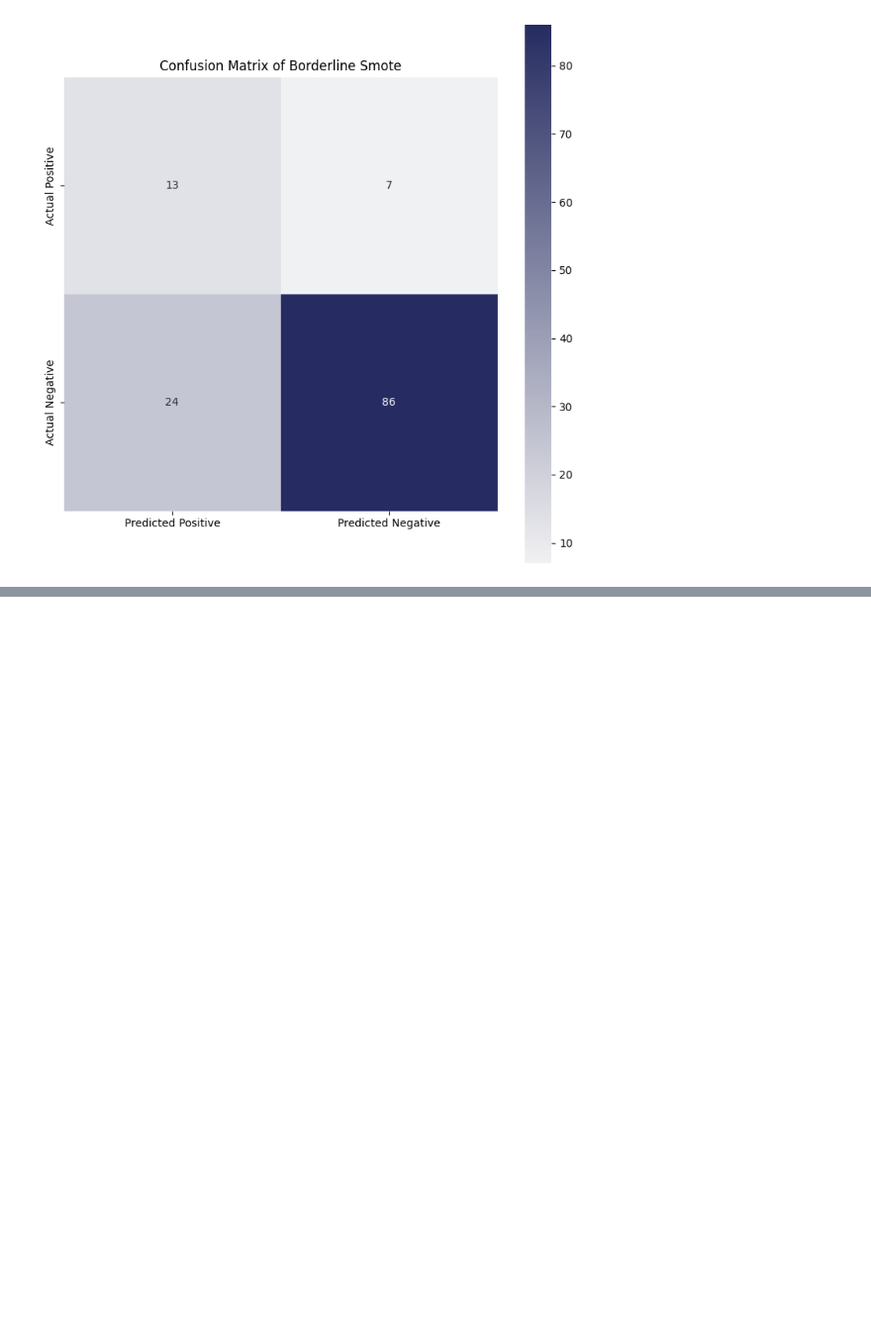
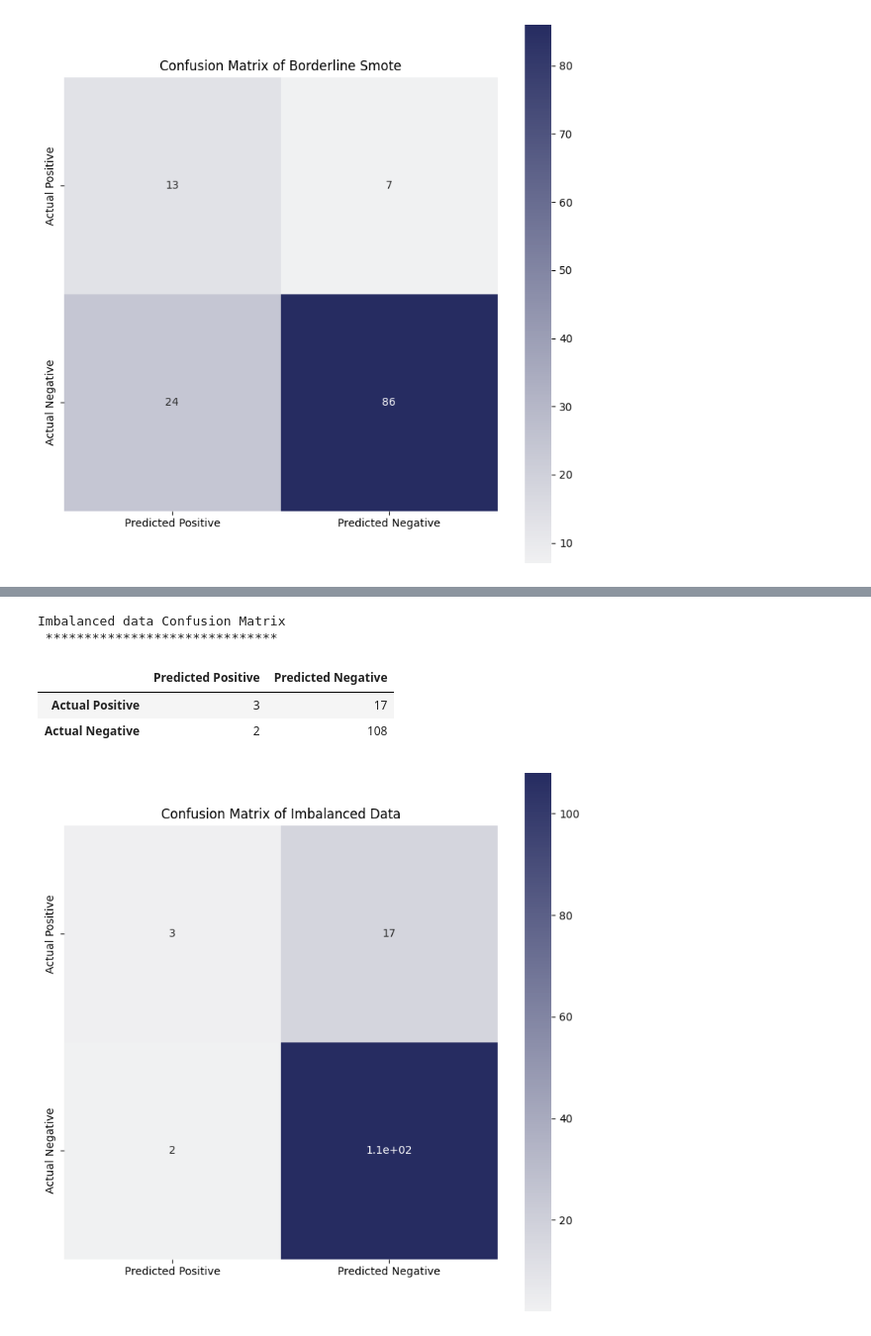
Before and after one commit to AdiBoye/machine_learning_capstone_project, a Jupyter notebook: src/Machine_Learning_Group.ipynb, the cells around one changed output, grey strips where cells are left out. Shown at 99% size. Cells and saved outputs as stored; diff of their text form; code cells hidden in the pictures; blank space fills up the shorter version.

```diff
--- a/src/Machine_Learning_Group.ipynb
+++ b/src/Machine_Learning_Group.ipynb
@@ -1137,0 +1171,28 @@ Borderline Confusion Matrix
+# %%
+print("="*40)
+print("Fitting Data to Models")
+print("="*40)
+
+#Imbalanced data
+print('Training Model on imbalanced dataset')
+model.fit(X_train_processed, y_train)
+imbalanced_data_predictions = model.predict(X_test_processed)
+imbalanced_roc = get_roc(model, x_test_processed, y_test)
+
+#SMOTE Oversmapling
+print('Training Model on dataset balanced with SMOTE')
+model.fit(X_train_smote, y_train_smote)
+smote_predictions = model.predict(X_test_processed)
+smote_roc = get_roc(model, x_test_processed, y_test)
+
+#ADASYN Oversampling
+print('Training Model on dataset balanced with SMOTE')
+model.fit(x_train_adasyn, y_train_adasyn)
+adasyn_predictions = model.predict(X_test_processed)
+adasyn_roc = get_roc(model, x_test_processed, y_test)
+
+#Bordeline_Smote Oversampling
+print('Training Model on dataset balanced with Borderline-SMOTE')
+model.fit(x_train_borderline, y_train_borderline)
+borderline_smote_predictions = model.predict(X_test_processed)
+borderline_roc = get_roc(model, x_test_processed, y_test)
@@ -1137,0 +1294,22 @@ Borderline Confusion Matrix
+# %%
+#Get Confusion Matrix
+imbalanced_confusion_matrix = get_confusion_matrix(y_test, imbalanced_data_predictions)
+smote_confusion_matrix = get_confusion_matrix(y_test, smote_predictions)
+adasyn_confusion_matrix = get_confusion_matrix(y_test, adasyn_predictions)
+borderline_confusion_matrix = get_confusion_matrix(y_test, borderline_smote_predictions)
+
+#Display matrix
+print("Imbalanced data Confusion Matrix \n " + "*" *30)
+display(imbalanced_confusion_matrix)
+
+fig, ax = plt.subplots(figsize=(9,9))
+sns.heatmap(imbalanced_confusion_matrix, square=True, cmap=custom_color, annot=True)
+plt.title("Confusion Matrix of Imbalanced Data")
+plt.show()
+# %% [output]
+Imbalanced data Confusion Matrix
+ ******************************
+|  | Predicted Positive | Predicted Negative |
+| Actual Positive | 3 | 17 |
+| Actual Negative | 2 | 108 |
+[figure, added]
```
Also changed, not shown: parts of 13 cells of this notebook.
